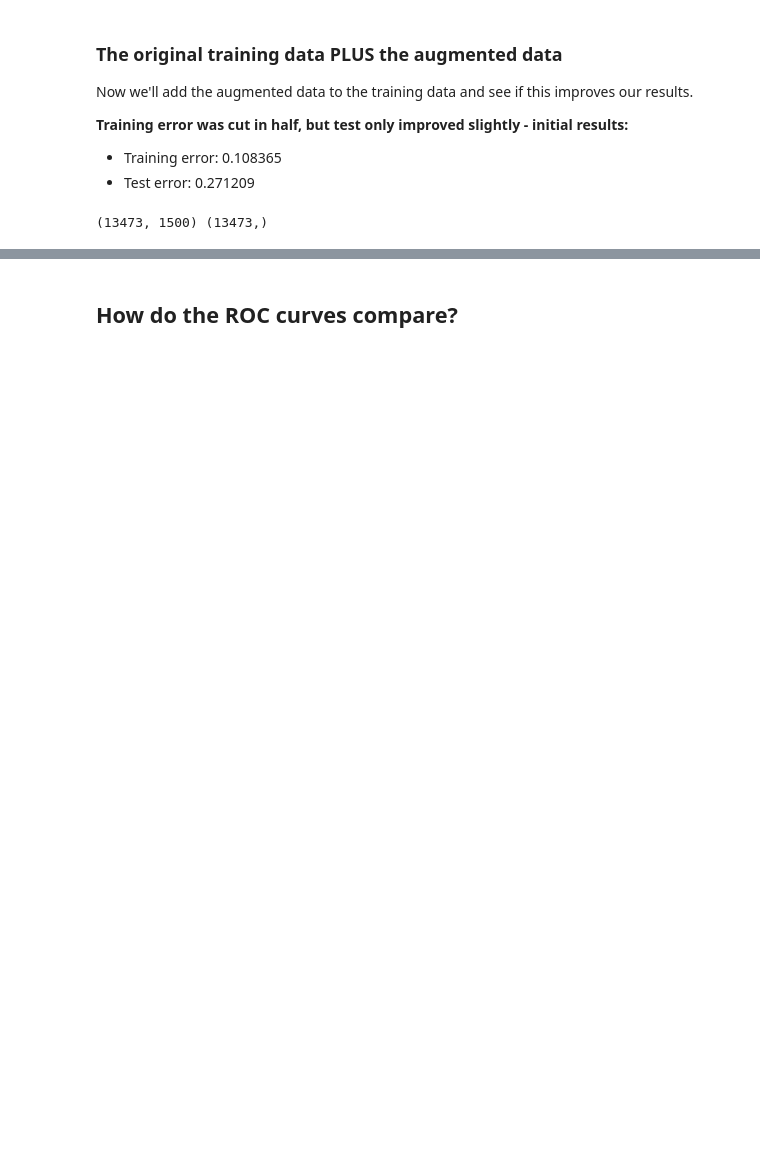
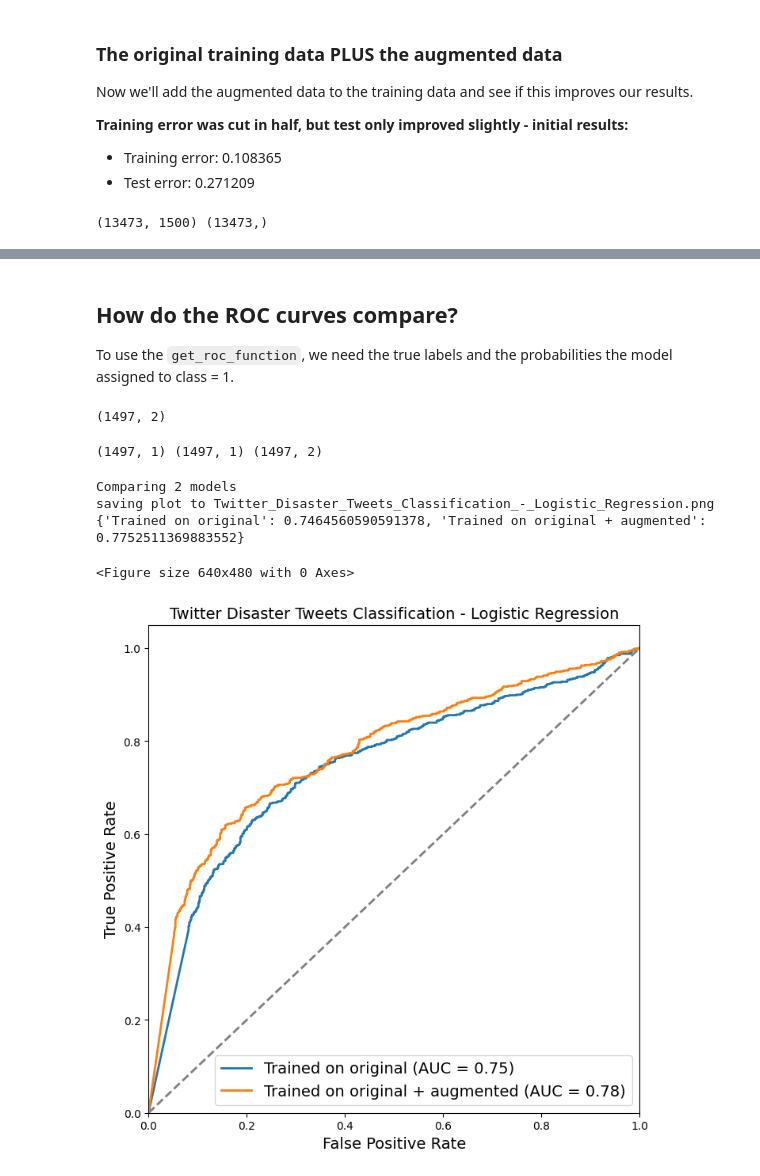
Before and after one commit to MichaelSzczepaniak/llmamd, a Jupyter notebook: logistic_regressions.ipynb, the cells around one changed output, grey strips where cells are left out. Drawn from its saved outputs; the diff is of its cells as text; code cells hidden in the pictures; blank space fills up the shorter version.

Commit message:
finish building and evaling logistic regression model

```diff
--- a/logistic_regressions.ipynb
+++ b/logistic_regressions.ipynb
@@ -71,12 +71,15 @@ feats_matrix_train_test = np.loadtxt('./data/feats_matrix_train_test.txt')
 feats_matrix_aug = np.loadtxt('./data/feats_matrix_aug.txt')
 feats_matrix_test = np.loadtxt('./data/feats_matrix_test.txt')
 # read in the labels
-labels_train_train = np.loadtxt('./data/labels_train_train.txt')
-labels_train_test = np.loadtxt('./data/labels_train_test.txt')
-labels_aug = np.loadtxt('./data/labels_aug.txt')
+labels_train_train = np.loadtxt('./data/labels_train_train.txt', dtype='int')
+labels_train_test = np.loadtxt('./data/labels_train_test.txt', dtype='int')
+labels_aug = np.loadtxt('./data/labels_aug.txt', dtype='int')
 print(f"shape of train train feature matrix: {feats_matrix_train_train.shape}, shape of train train labels: {labels_train_train.shape}")
+print(f"dtype of train train labels: {labels_train_train.dtype}")
 print(f"shape of train test feature matrix: {feats_matrix_train_test.shape}, shape of train test labels: {labels_train_test.shape}")
+print(f"dtype of train test labels: {labels_train_test.dtype}")
 print(f"shape of augmented feature matrix: {feats_matrix_aug.shape}, shape of augmented labels: {labels_aug.shape}")
+print(f"dtype of augmented labels: {labels_aug.dtype}")
 print(f"shape of (unlabeled) test feature matrix: {feats_matrix_test.shape}")
 # %% [output]
 shape of train train feature matrix: (5988, 1500), shape of train train labels: (5988,)
@@ -185,2 +200,33 @@ Train-Train accuracy change: 11.14%, Train-Test accuracy change: 3.24%
 # %% [markdown]
 ## How do the ROC curves compare?
+
+To use the `get_roc_function`, we need the true labels and the probabilities the model assigned to class = 1.
+# %%
+y_ground_truth = np.reshape(labels_train_test, (-1, 1))
+# ground truth for each model (trained on orig data only and trained on orig + aug data)
+# is the same, so columns for 1st and 2nd model are just horizontally stacked
+y_ground_truth = np.hstack((y_ground_truth, y_ground_truth))
+y_ground_truth.shape  # first 1497 rows are [0, 0], second 1497 rows are [1, 1]
+# %% [output]
+(1497, 2)
+# %%
+y_mod_orig_probs = logreg_model_orig.predict_proba(feats_matrix_train_test)[:, 1]  # just need class = 1 probabilities
+y_mod_orig_probs = np.reshape(y_mod_orig_probs, (-1, 1))
+y_mod_orig_aug_probs = logreg_model_aug.predict_proba(feats_matrix_train_test)[:, 1]  # different model, but predicting on same test data
+y_mod_orig_aug_probs = np.reshape(y_mod_orig_aug_probs, (-1, 1))
+y_mods_both_probs = np.hstack((y_mod_orig_probs, y_mod_orig_aug_probs))
+print(y_mod_orig_probs.shape, y_mod_orig_aug_probs.shape, y_mods_both_probs.shape)
+# %% [output]
+(1497, 1) (1497, 1) (1497, 2)
+# %%
+roc_logreg, auc_logreg = pt.get_roc_curves(y_ground_truth, y_mods_both_probs,
+                                           model_names=['Trained on original', 'Trained on original + augmented'],
+                                           plot_title='Twitter Disaster Tweets Classification - Logistic Regression')
+print(auc_logreg)
+roc_logreg.show()
+# %% [output]
+Comparing 2 models
+saving plot to Twitter_Disaster_Tweets_Classification_-_Logistic_Regression.png
+{'Trained on original': 0.7464560590591378, 'Trained on original + augmented': 0.7752511369883552}
+<Figure size 640x480 with 0 Axes>
+[figure, added]
```
Also changed, not shown: parts of 7 cells of this notebook.
